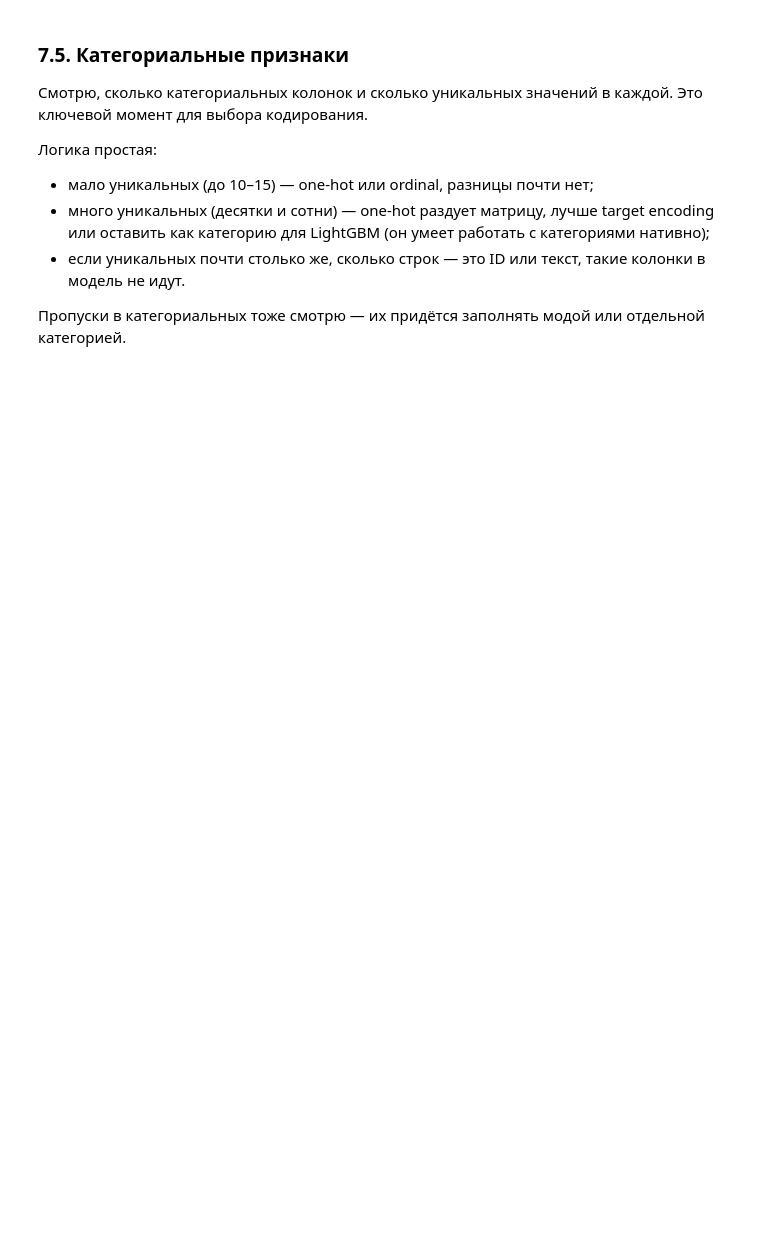
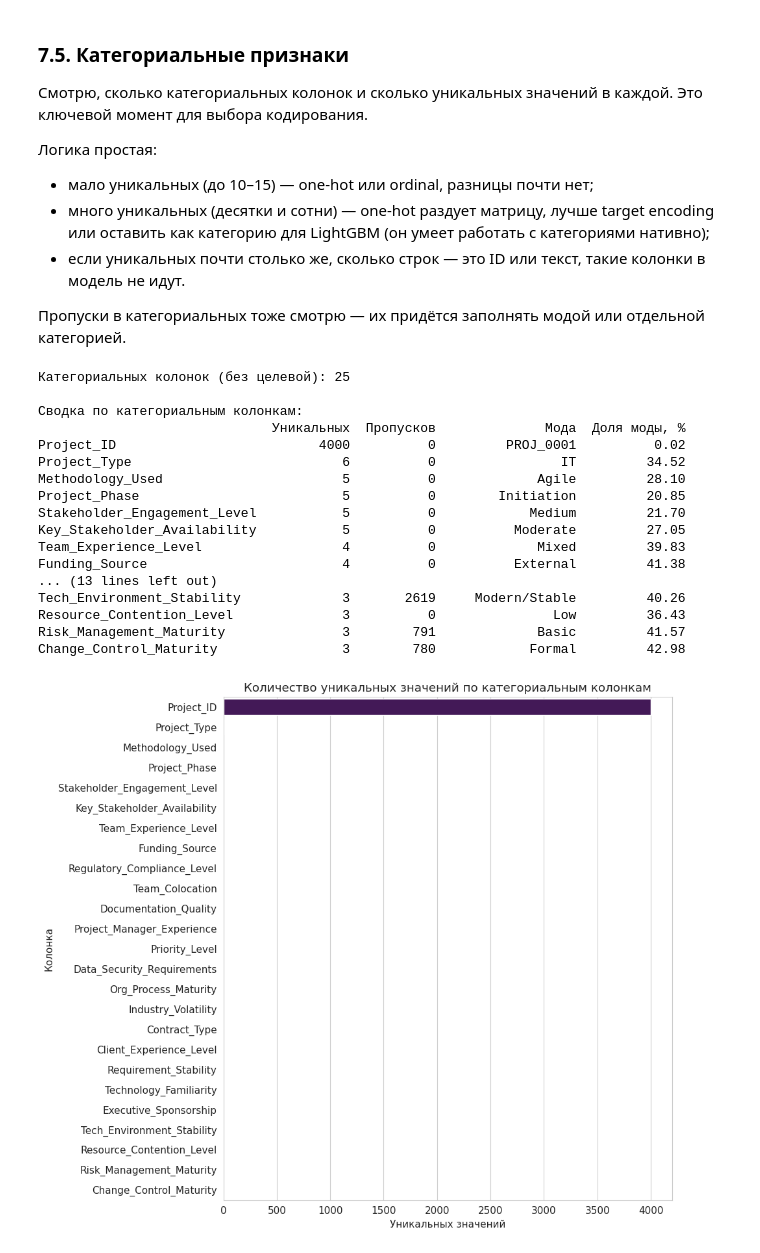
Before and after one commit to Marfall/IT-PROJECT-RISK, a Jupyter notebook: IT_Project_Risk.ipynb, the cells around one changed output. Drawn from its saved outputs; the diff is of its cells as text; code cells hidden in the pictures; blank space fills up the shorter version.

```diff
--- a/IT_Project_Risk.ipynb
+++ b/IT_Project_Risk.ipynb
@@ -409,28 +563,73 @@ plt.close("all")
 
 Пропуски в категориальных тоже смотрю — их придётся заполнять модой или отдельной категорией.
 # %%
-# 17: EDA — категориальные признаки
+# 7.5: EDA — категориальные признаки
 cat_cols = df.select_dtypes(include=["object", "category"]).columns.tolist()
 cat_cols = [c for c in cat_cols if c != "Risk_Level"]  # целевую не трогаем
 print(f"Категориальных колонок (без целевой): {len(cat_cols)}")
 
 if len(cat_cols) > 0:
+    # Сводка: уникальные, пропуски, мода и её доля — этого хватает для решения о кодировании
     cat_summary = pd.DataFrame({
         "Уникальных": [df[c].nunique() for c in cat_cols],
         "Пропусков": [df[c].isna().sum() for c in cat_cols],
-        "Пример": [df[c].dropna().iloc[0] if df[c].notna().any() else None for c in cat_cols]
+        "Мода": [df[c].mode().iloc[0] if df[c].notna().any() else None for c in cat_cols],
+        "Доля моды, %": [(df[c].value_counts(normalize=True).iloc[0] * 100).round(2)
+                          if df[c].notna().any() else None for c in cat_cols],
     }, index=cat_cols).sort_values("Уникальных", ascending=False)
+
     print("\nСводка по категориальным колонкам:")
     print(cat_summary.to_string())
 
-    # График — сколько уникальных значений в каждой категориальной колонке
+    # Кардинальность по колонкам
     plt.figure(figsize=(10, max(4, len(cat_cols) * 0.35)))
-    sns.barplot(x=cat_summary["Уникальных"], y=cat_summary.index, palette="viridis")
+    sns.barplot(x=cat_summary["Уникальных"], y=cat_summary.index,
+                hue=cat_summary.index, palette="viridis", legend=False)
     plt.title("Количество уникальных значений по категориальным колонкам")
     plt.xlabel("Уникальных значений")
     plt.ylabel("Колонка")
     plt.tight_layout()
     plt.show()
     plt.close("all")
+
+    # Распределение категорий — только для колонок с ≤15 уникальных
+    low_card = [c for c in cat_cols if df[c].nunique() <= 15]
+    if low_card:
+        n = len(low_card)
+        rows = (n + 2) // 3
+        fig, axes = plt.subplots(rows, 3, figsize=(14, 4 * rows))
+        axes = np.array(axes).flatten()
+        for ax, col in zip(axes, low_card):
+            order = df[col].value_counts().index
+            sns.countplot(data=df, y=col, ax=ax, order=order,
+                          hue=col, palette="viridis", legend=False)
+            ax.set_title(col, fontsize=10)
+            ax.set_xlabel("Количество")
+            ax.set_ylabel("")
+        for ax in axes[len(low_card):]:
+            ax.axis("off")
+        plt.suptitle("Распределение категорий (колонки с ≤15 уникальных)", y=1.02)
+        plt.tight_layout()
+        plt.show()
+        plt.close("all")
 else:
     print("Категориальных колонок нет.")
+# %% [output]
+Категориальных колонок (без целевой): 25
+
+Сводка по категориальным колонкам:
+                              Уникальных  Пропусков              Мода  Доля моды, %
+Project_ID                          4000          0         PROJ_0001          0.02
+Project_Type                           6          0                IT         34.52
+Methodology_Used                       5          0             Agile         28.10
+Project_Phase                          5          0        Initiation         20.85
+Stakeholder_Engagement_Level           5          0            Medium         21.70
+Key_Stakeholder_Availability           5          0          Moderate         27.05
+Team_Experience_Level                  4          0             Mixed         39.83
+Funding_Source                         4          0          External         41.38
+... (13 lines left out)
+Tech_Environment_Stability             3       2619     Modern/Stable         40.26
+Resource_Contention_Level              3          0               Low         36.43
+Risk_Management_Maturity               3        791             Basic         41.57
+Change_Control_Maturity                3        780            Formal         42.98
+[figure, added]
```
Also changed, not shown: parts of 11 cells of this notebook.
